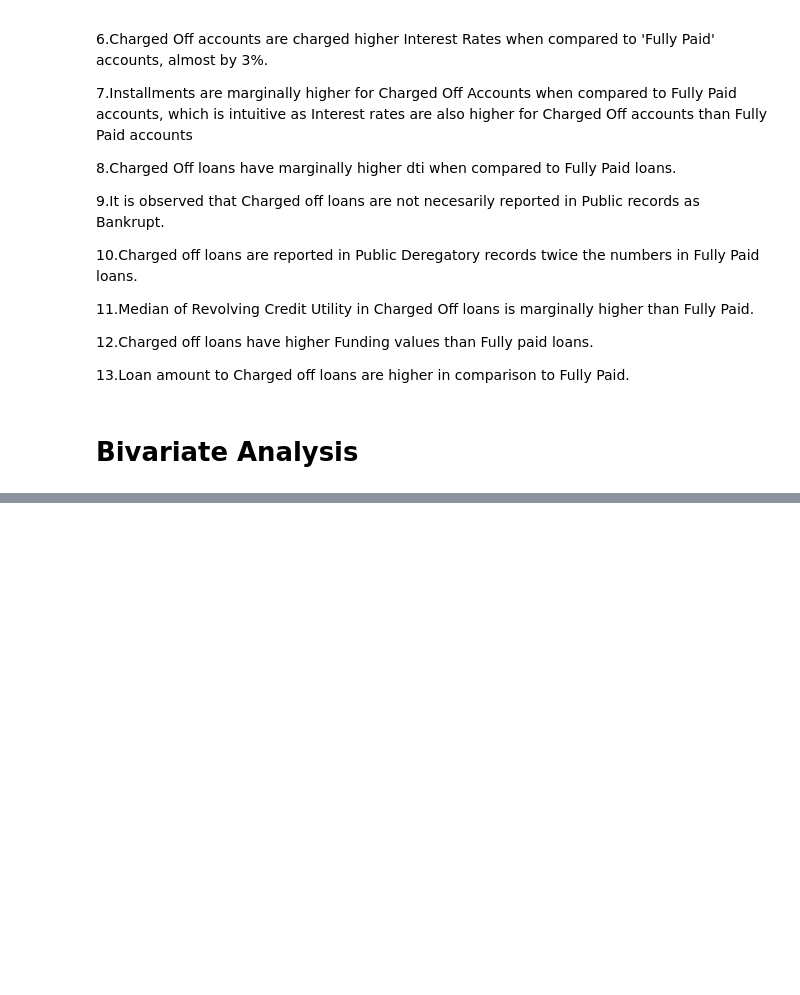
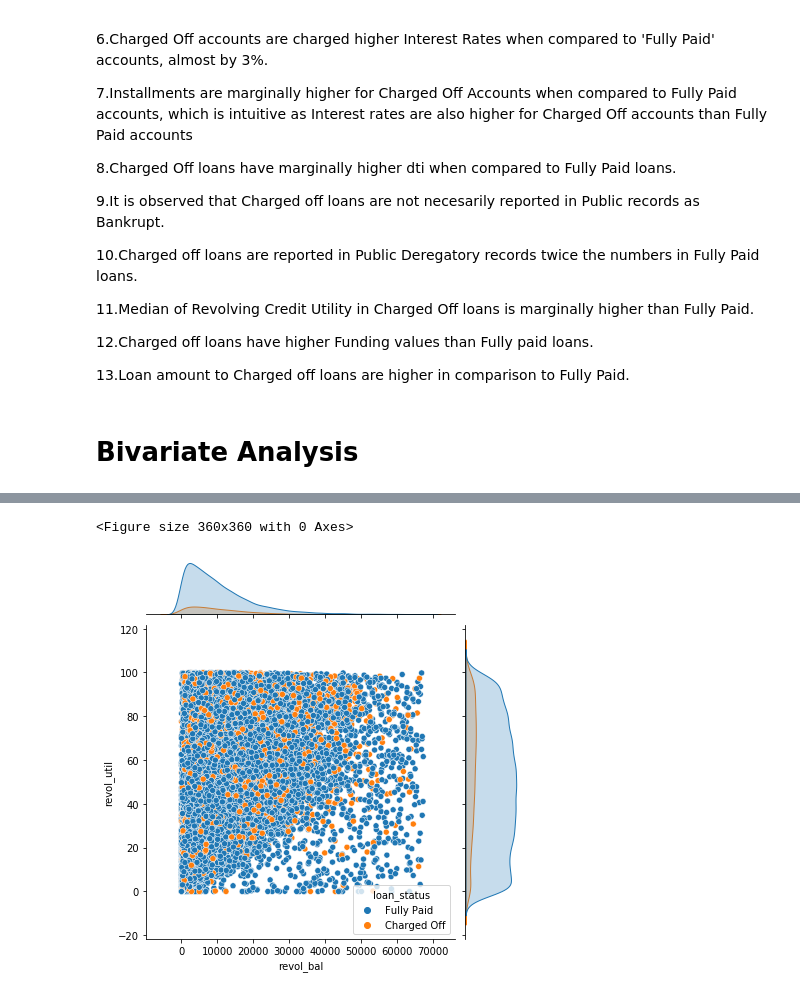
Before and after one commit to rickym99/lendingclub_casestudy, a Jupyter notebook: LCCS-Test.ipynb, the cells around one changed output, grey strips where cells are left out. Saved outputs shown, nothing was run; the diff lists cells and outputs as text; code cells hidden in the pictures; blank space fills up the shorter version.

```diff
--- a/LCCS-Test.ipynb
+++ b/LCCS-Test.ipynb
@@ -1011,0 +1046,7 @@ loan amount to Charged off loans are higher in comparison to Fully Paid
+# %%
+plt.figure(figsize = (5,5))
+sns.jointplot(x = loan_df['revol_bal'] , y = loan_df['revol_util'], hue = loan_df['loan_status'])
+plt.show()
+# %% [output]
+<Figure size 360x360 with 0 Axes>
+[figure, added]
```
Also changed, not shown: parts of 12 cells of this notebook.
